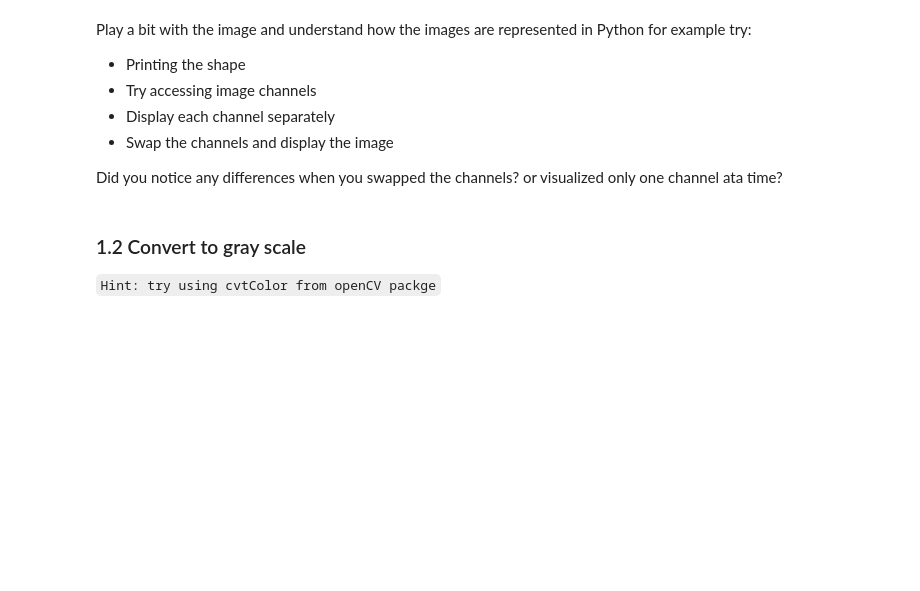
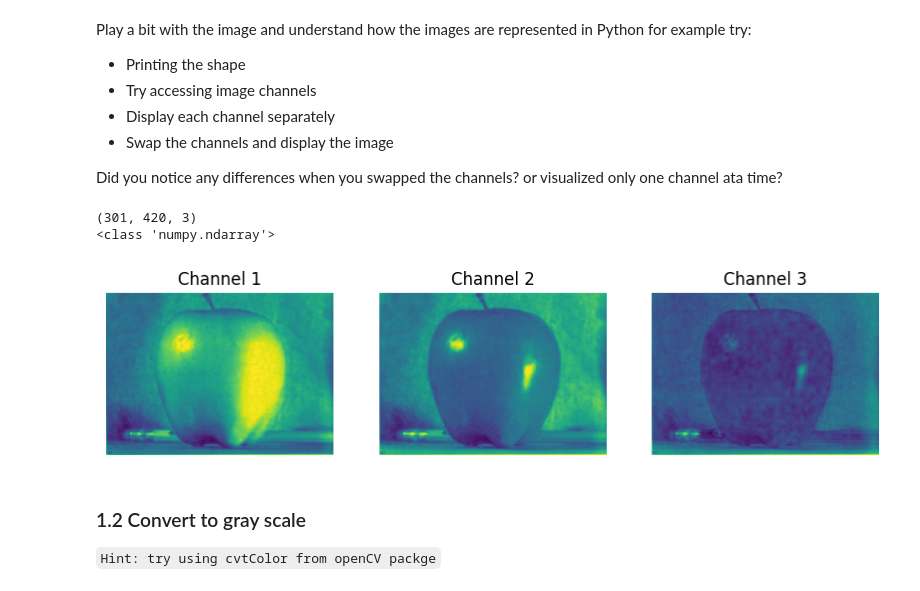
Before and after one commit to juliusuberall/ImPro26, a Jupyter notebook: labs/week_1.ipynb, the cells around one changed output. Cells and saved outputs as stored; diff of their text form; code cells hidden in the pictures; blank space fills up the shorter version.

```diff
--- a/labs/week_1.ipynb
+++ b/labs/week_1.ipynb
@@ -43,3 +45,25 @@ print(img.shape)
+# %%
+print(RGB_img.shape)
+print(type(RGB_img))
+
+fig, axes = plt.subplots(1, 3, figsize=(10, 5))
+axes[0].imshow(RGB_img[:,:,0])
+axes[0].axis('off')
+axes[0].set_title('Channel 1')
+
+axes[1].imshow(RGB_img[:,:,1])
+axes[1].axis('off')
+axes[1].set_title('Channel 2')
+
+axes[2].imshow(RGB_img[:,:,2])
+axes[2].axis('off')
+axes[2].set_title('Channel 3')
+
+plt.show()
+# %% [output]
+(301, 420, 3)
+<class 'numpy.ndarray'>
+[figure, added]
 # %% [markdown]
 ### 1.2 Convert to gray scale
 `Hint: try using cvtColor from openCV packge`
```
Also changed, not shown: parts of 6 cells of this notebook, 1 other file.
